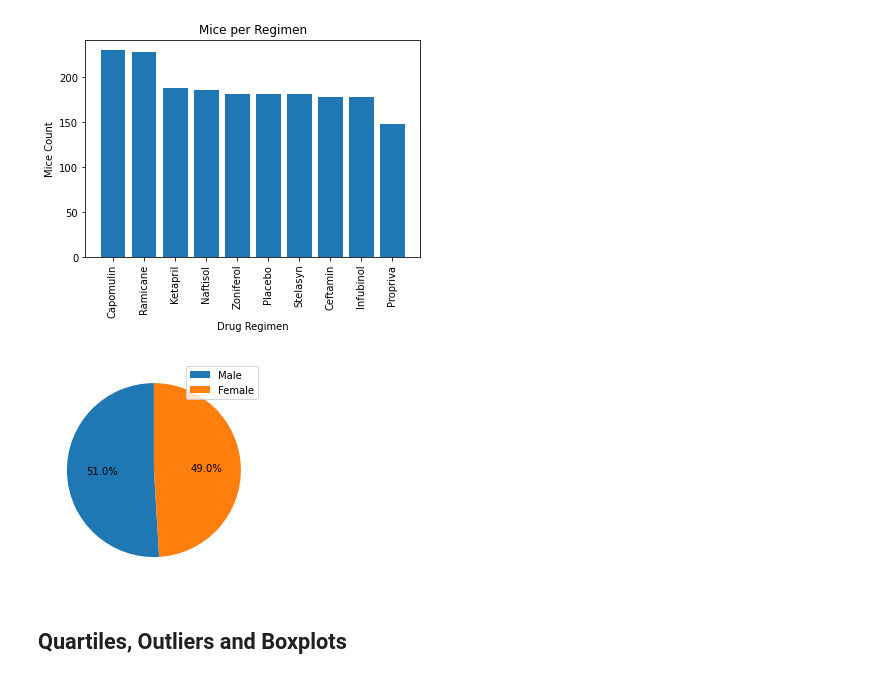
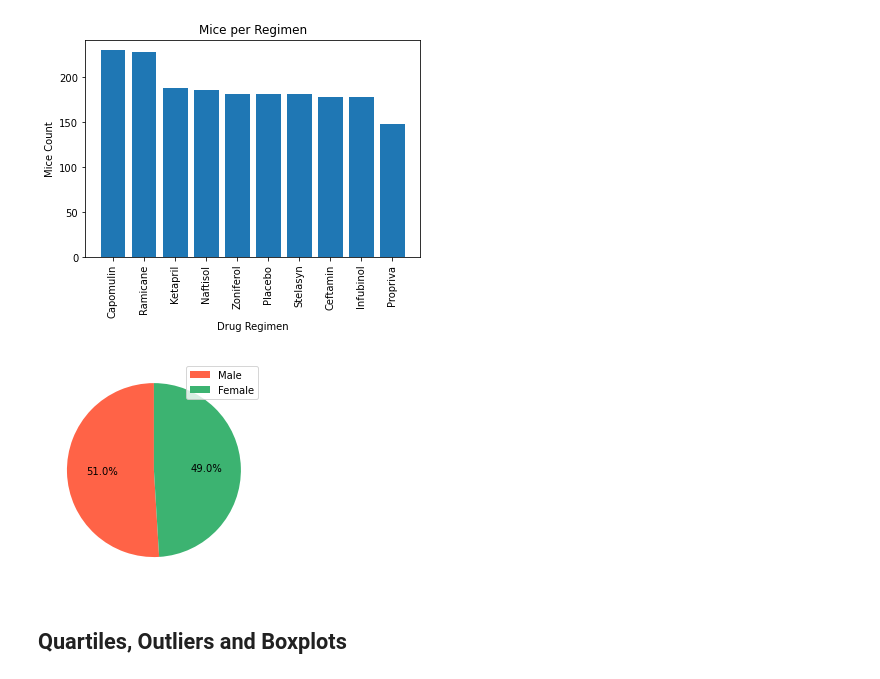
Before and after one commit to uldom/Matplotlib_Challenge, a Jupyter notebook: Pymaceuticals/pymaceuticals_starter.ipynb, the cells around one changed output. Saved outputs shown, nothing was run; the diff lists cells and outputs as text; code cells hidden in the pictures.

Commit message:
Panda Pie chart

```diff
--- a/Pymaceuticals/pymaceuticals_starter.ipynb
+++ b/Pymaceuticals/pymaceuticals_starter.ipynb
@@ -246,14 +246,14 @@ Text(0, 0.5, 'Mice Count')
 # %%
 # Generate a pie plot showing the distribution of female versus male mice using pandas
 
 y = clean_dataframe['Sex'].value_counts()
 
-plt.pie(y, autopct= '%1.1f%%', startangle = 90)
+plt.pie(y, autopct= '%1.1f%%', startangle = 90, colors=["tomato",'mediumseagreen'])
 plt.legend(y.index)
 
 plt.show()
 # %% [output]
-[figure, old version]
+[figure, new version]
 # %%
 # Generate a pie plot showing the distribution of female versus male mice using pyplot
 # %% [markdown]
```
